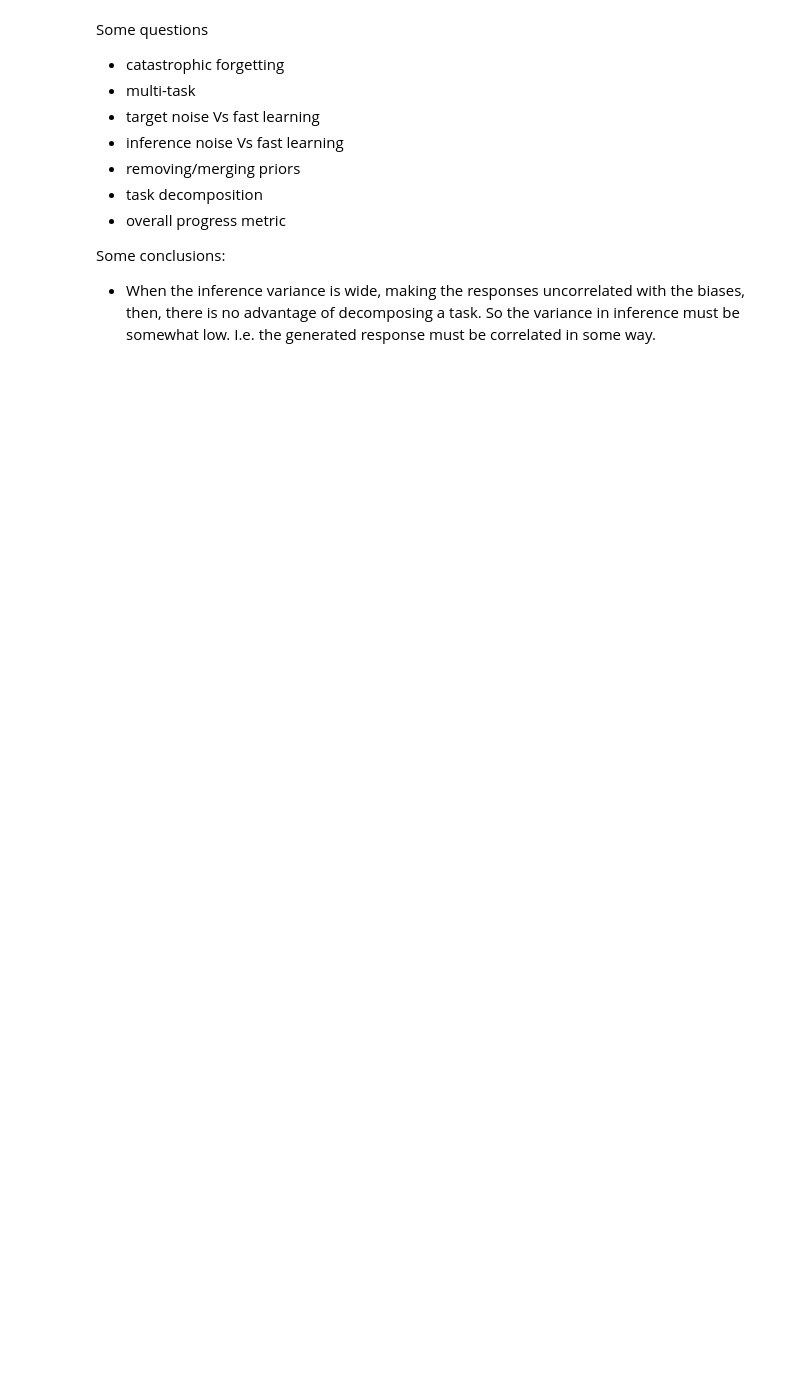
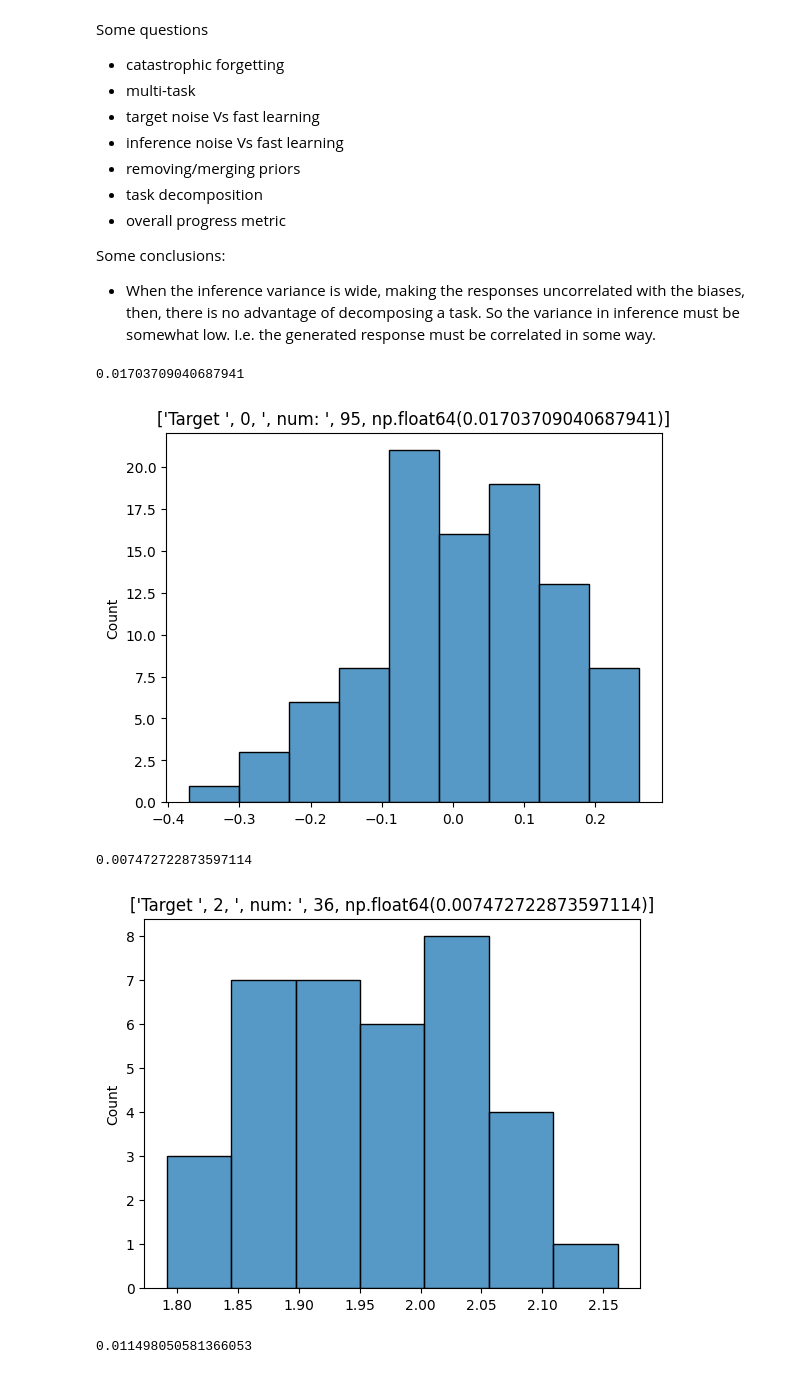
Before and after one commit to jasminl/adaptics, a Jupyter notebook: incremental.ipynb, the cells around one changed output. Saved outputs shown, nothing was run; the diff lists cells and outputs as text; code cells hidden in the pictures; blank space fills up the shorter version.

Commit message:
Added bias-variance (variance only), starting conditional entropy

```diff
--- a/incremental.ipynb
+++ b/incremental.ipynb
@@ -81,6 +81,7 @@ def plearn_step(n_trial, learn_threshold):
 
 def single_process(target, plearn_fct):
   iter_distr = []
+  bias_distr = []
   bias = []
   for i in range(num_reps):
     success, new_bias, iter = attempt_target(max_trial, bias, target,
@@ -88,11 +89,12 @@ def single_process(target, plearn_fct):
 
     if success is True:
       if plearn_fct is None or plearn_step(iter, learn_threshold) is True:
-        print('Iter ', iter)
+        #print('Iter ', iter)
         iter_distr.append(iter)
+        bias_distr.append(new_bias)
 
-  return iter_distr
+  return iter_distr, bias_distr
 
-successful_runs = single_process(target, plearn_step)
+successful_runs, successful_bias = single_process(target, plearn_step)
 print('Number of successes: ', len(successful_runs))
 # %% [output]
@@ -111,3 +112,19 @@ Some questions
 
 Some conclusions:
 - When the inference variance is wide, making the responses uncorrelated with the biases, then, there is no advantage of decomposing a task. So the variance in inference must be somewhat low. I.e. the generated response must be correlated in some way.
+# %%
+# Measure bias and variance for different targets
+
+for target in [0, 2, 3]:
+  successful_runs, successful_bias = single_process(target, plearn_fct = None)
+  print(np.var(successful_bias))
+  plt.figure()
+  sns.histplot(successful_bias)
+  plt.title(['Target ', target, ', num: ', len(successful_bias), np.var(successful_bias)])
+  plt.show()
+# %% [output]
+0.01703709040687941
+[figure, added]
+0.007472722873597114
+[figure, added]
+0.011498050581366053
```
Also changed, not shown: parts of 6 cells of this notebook.
